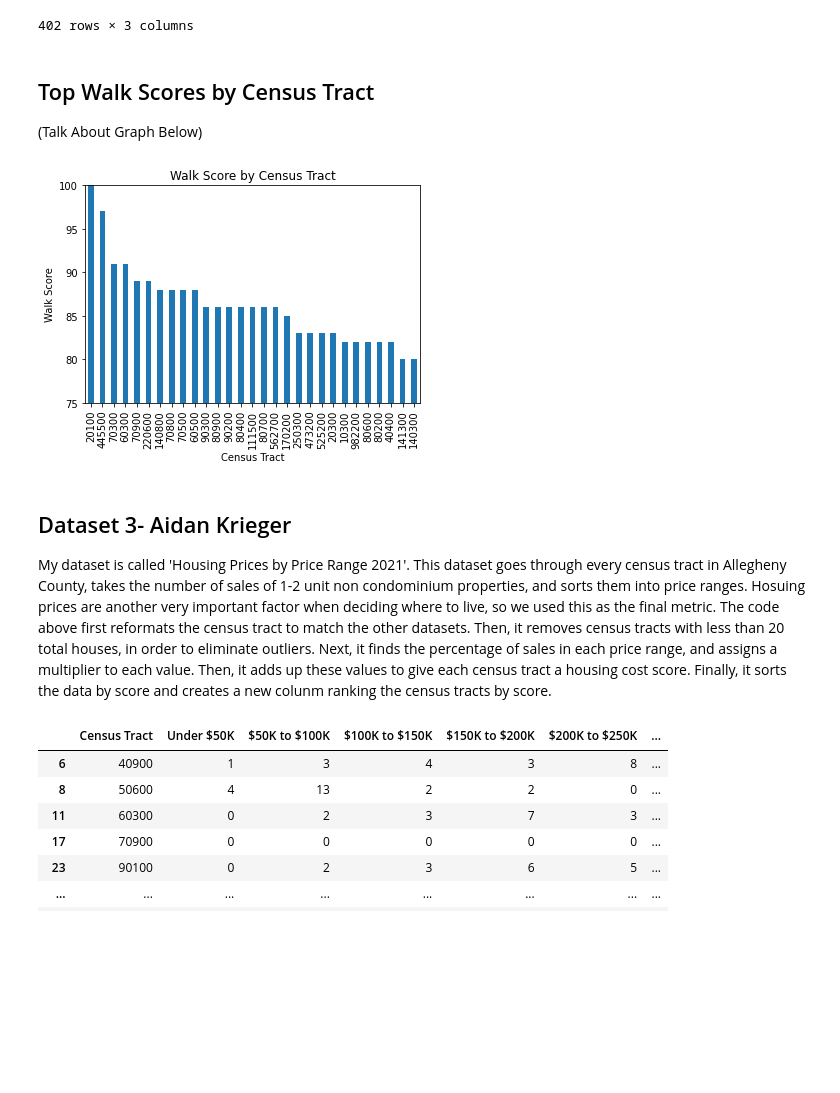
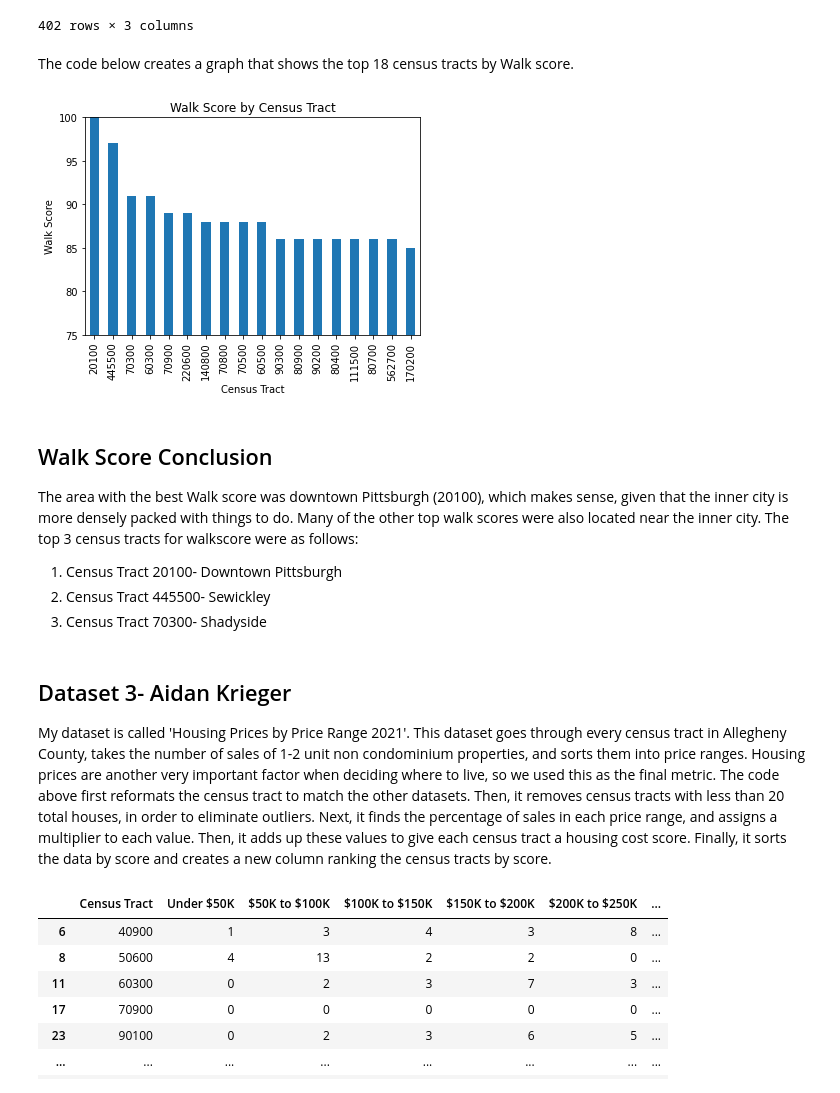
Before and after one commit to AMcCoy21/Final-Project, a Jupyter notebook: FinalCode.ipynb, the cells around one changed output. Saved outputs shown, nothing was run; the diff lists cells and outputs as text; code cells hidden in the pictures; blank space fills up the shorter version.

Commit message:
Housescore and Final Code

```diff
--- a/FinalCode.ipynb
+++ b/FinalCode.ipynb
@@ -80,25 +80,35 @@ display(walkScoreSorted)
 | 189 | 452000 | 0 | 401 |
 | 344 | 526102 | 0 | 402 |
 402 rows × 3 columns
-# %% [markdown]
-## Top Walk Scores by Census Tract
-(Talk About Graph Below)
+# %% [markdown]
+The code below creates a graph that shows the top 18 census tracts by Walk score.
 # %%
+#Top Walk Scores by Census Tract
+
 import matplotlib.pyplot as plt
 
-walkScoreSorted80 = walkScoreSorted[walkScoreSorted["Walk Score"] >= 80]
+walkScoreSorted80 = walkScoreSorted[walkScoreSorted["Walk Score"] >= 85]
 walkScoreSorted80.plot(x="Census Tract", y="Walk Score", kind="bar", legend=False)
 plt.title("Walk Score by Census Tract")
 plt.xlabel("Census Tract")
 plt.ylabel("Walk Score")
 plt.ylim(75,100)
 plt.show()
 # %% [output]
-[figure, old version]
+[figure, new version]
+# %% [markdown]
+## Walk Score Conclusion
+
+The area with the best Walk score was downtown Pittsburgh (20100), which makes sense, given that the inner city is more densely packed with things to do. Many of the other top walk scores were also located near the inner city. The top 3 census tracts for walkscore were as follows:
+
+
+1. Census Tract 20100- Downtown Pittsburgh
+2. Census Tract 445500- Sewickley
+3. Census Tract 70300- Shadyside
 # %% [markdown]
 ## Dataset 3- Aidan Krieger
 
-My dataset is called 'Housing Prices by Price Range 2021'. This dataset goes through every census tract in Allegheny County, takes the number of sales of 1-2 unit non condominium properties, and sorts them into price ranges. Hosuing prices are another very important factor when deciding where to live, so we used this as the final metric. The code above first reformats the census tract to match the other datasets. Then, it removes census tracts with less than 20 total houses, in order to eliminate outliers. Next, it finds the percentage of sales in each price range, and assigns a multiplier to each value. Then, it adds up these values to give each census tract a housing cost score. Finally, it sorts the data by score and creates a new colunm ranking the census tracts by score.
+My dataset is called 'Housing Prices by Price Range 2021'. This dataset goes through every census tract in Allegheny County, takes the number of sales of 1-2 unit non condominium properties, and sorts them into price ranges. Housing prices are another very important factor when deciding where to live, so we used this as the final metric. The code above first reformats the census tract to match the other datasets. Then, it removes census tracts with less than 20 total houses, in order to eliminate outliers. Next, it finds the percentage of sales in each price range, and assigns a multiplier to each value. Then, it adds up these values to give each census tract a housing cost score. Finally, it sorts the data by score and creates a new column ranking the census tracts by score.
 # %%
 #Housing Costs
 import pandas as pd
```
Also changed, not shown: parts of 9 cells of this notebook, 2 other files.
